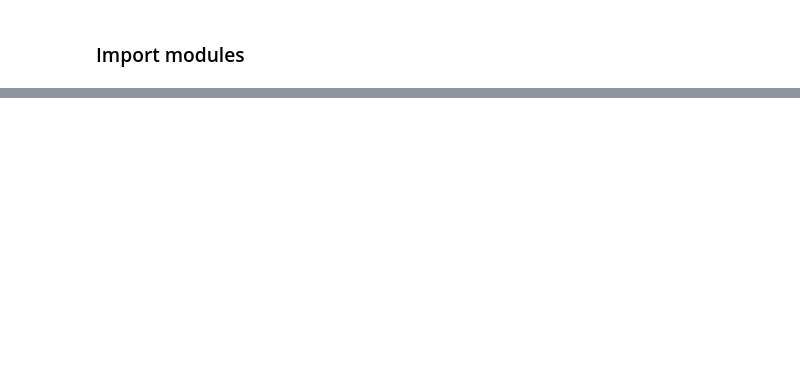
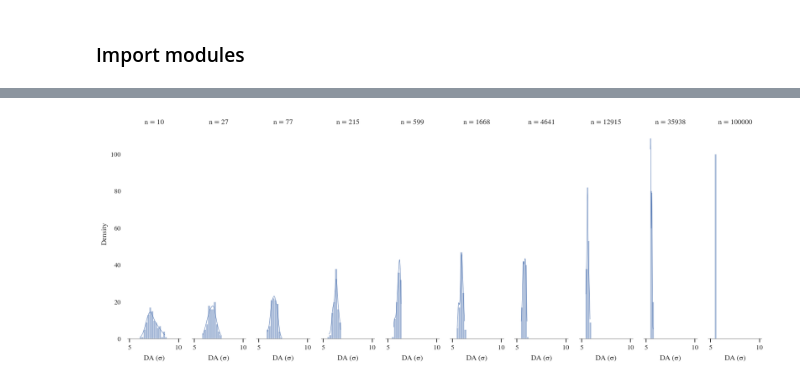
Before and after one commit to ColasDroin/DA_IPAC_2024, a Jupyter notebook: studies/analysis/analysis_convergence_DA.ipynb, the cells around one changed output, grey strips where cells are left out. Cells and saved outputs as stored; diff of their text form; code cells hidden in the pictures; blank space fills up the shorter version.

```diff
--- a/studies/analysis/analysis_convergence_DA.ipynb
+++ b/studies/analysis/analysis_convergence_DA.ipynb
@@ -233,0 +308,15 @@ Now doing frame 0
+# %%
+# Plot all the DA distributions, with normal fit, sharing the same y-axis
+apply_better_style(right_ax = False, left_ax = False)
+fig, ax = plt.subplots(1, len(l_subsampling_size), figsize=(15, 5), sharey=True)
+for i, l_DA_per_sample in enumerate(l_distr_DA):
+    sns.histplot(l_DA_per_sample, kde=True, ax=ax[i], binrange=(5,10), binwidth = 0.2)
+    ax[i].set_title(f"n = {l_subsampling_size[i]}")
+    ax[i].set_xlabel("DA ($\sigma$)")
+    ax[i].set_ylabel("Density")
+    ax[i].grid(visible=False)
+    ax[i].tick_params(left=False, bottom=True)
+
+plt.show()
+# %% [output]
+[figure, added]
```
Also changed, not shown: parts of 19 cells of this notebook, 1 other file.
